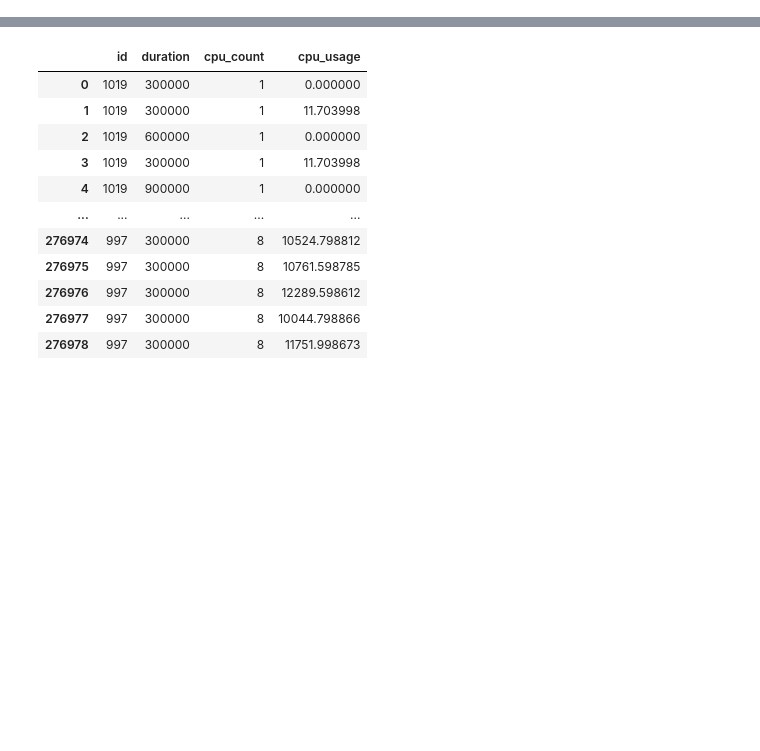
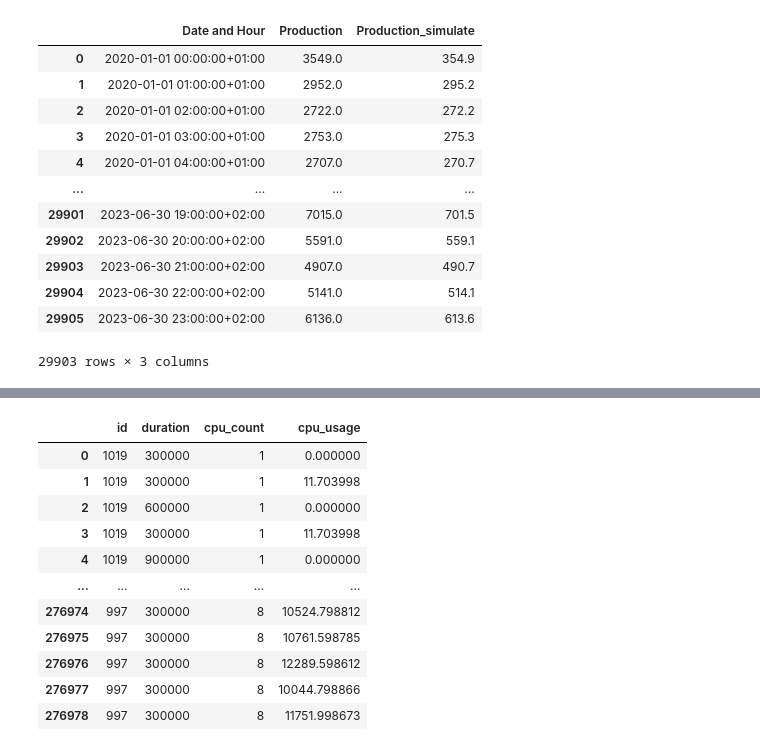
Before and after one commit to JianlongLei/Distributed-System-Lab, a Jupyter notebook: demo.ipynb, the cells around one changed output, grey strips where cells are left out. Cells and saved outputs as stored; diff of their text form; code cells hidden in the pictures; blank space fills up the shorter version.

```diff
--- a/demo.ipynb
+++ b/demo.ipynb
@@ -2,0 +44,3 @@ import pandas as pd
+# %%
+solar = france[france['Source']=='Solar']
+wind = france[france['Source'] == 'Wind']
@@ -2,0 +71,18 @@ import pandas as pd
+# %%
+cleaned_merge['Production_simulate'] = cleaned_merge['Production'] / 10
+cleaned_merge.dropna(inplace=True)
+cleaned_merge
+# %% [output]
+|  | Date and Hour | Production | Production_simulate |
+| 0 | 2020-01-01 00:00:00+01:00 | 3549.0 | 354.9 |
+| 1 | 2020-01-01 01:00:00+01:00 | 2952.0 | 295.2 |
+| 2 | 2020-01-01 02:00:00+01:00 | 2722.0 | 272.2 |
+| 3 | 2020-01-01 03:00:00+01:00 | 2753.0 | 275.3 |
+| 4 | 2020-01-01 04:00:00+01:00 | 2707.0 | 270.7 |
+| ... | ... | ... | ... |
+| 29901 | 2023-06-30 19:00:00+02:00 | 7015.0 | 701.5 |
+| 29902 | 2023-06-30 20:00:00+02:00 | 5591.0 | 559.1 |
+| 29903 | 2023-06-30 21:00:00+02:00 | 4907.0 | 490.7 |
+| 29904 | 2023-06-30 22:00:00+02:00 | 5141.0 | 514.1 |
+| 29905 | 2023-06-30 23:00:00+02:00 | 6136.0 | 613.6 |
+29903 rows × 3 columns
```
Also changed, not shown: parts of 19 cells of this notebook, 16 other files.
